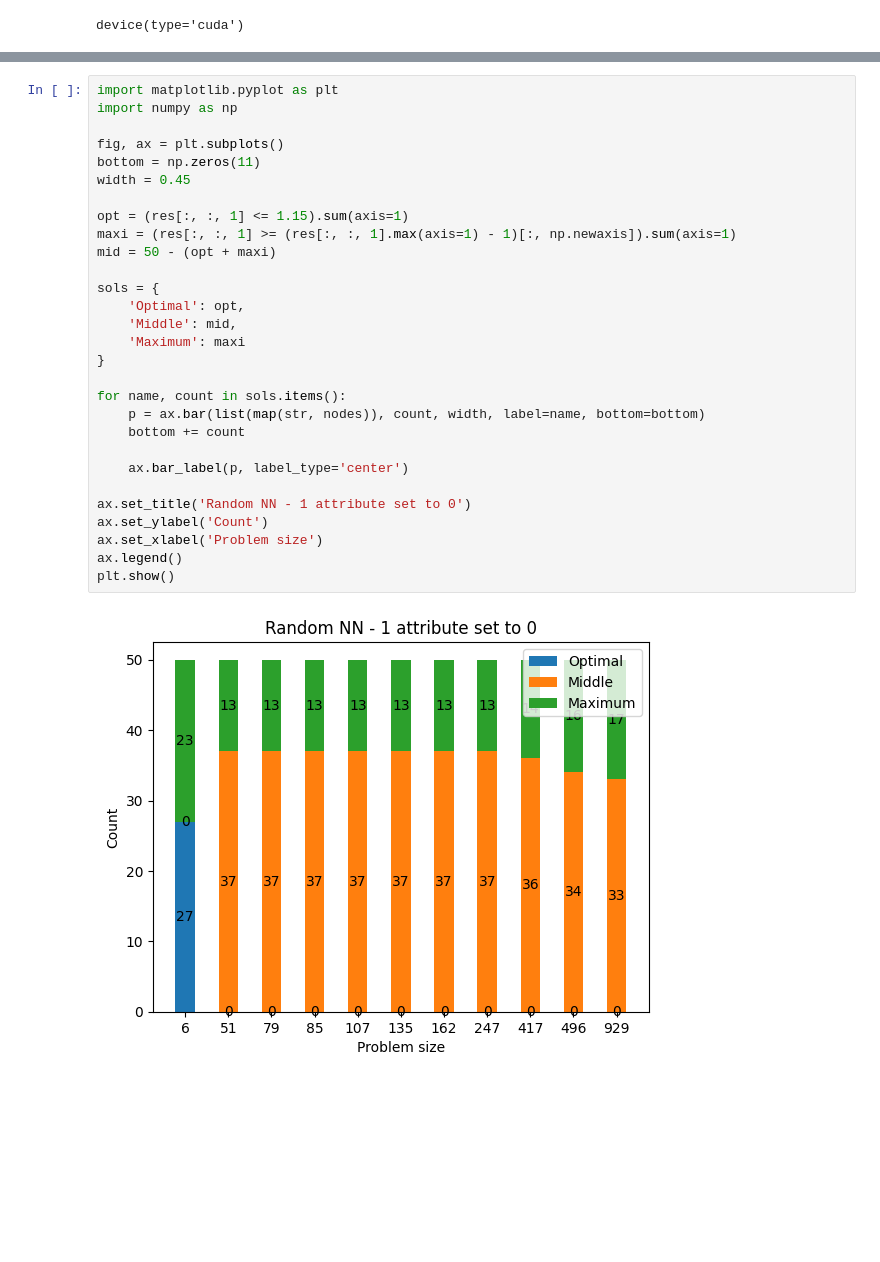
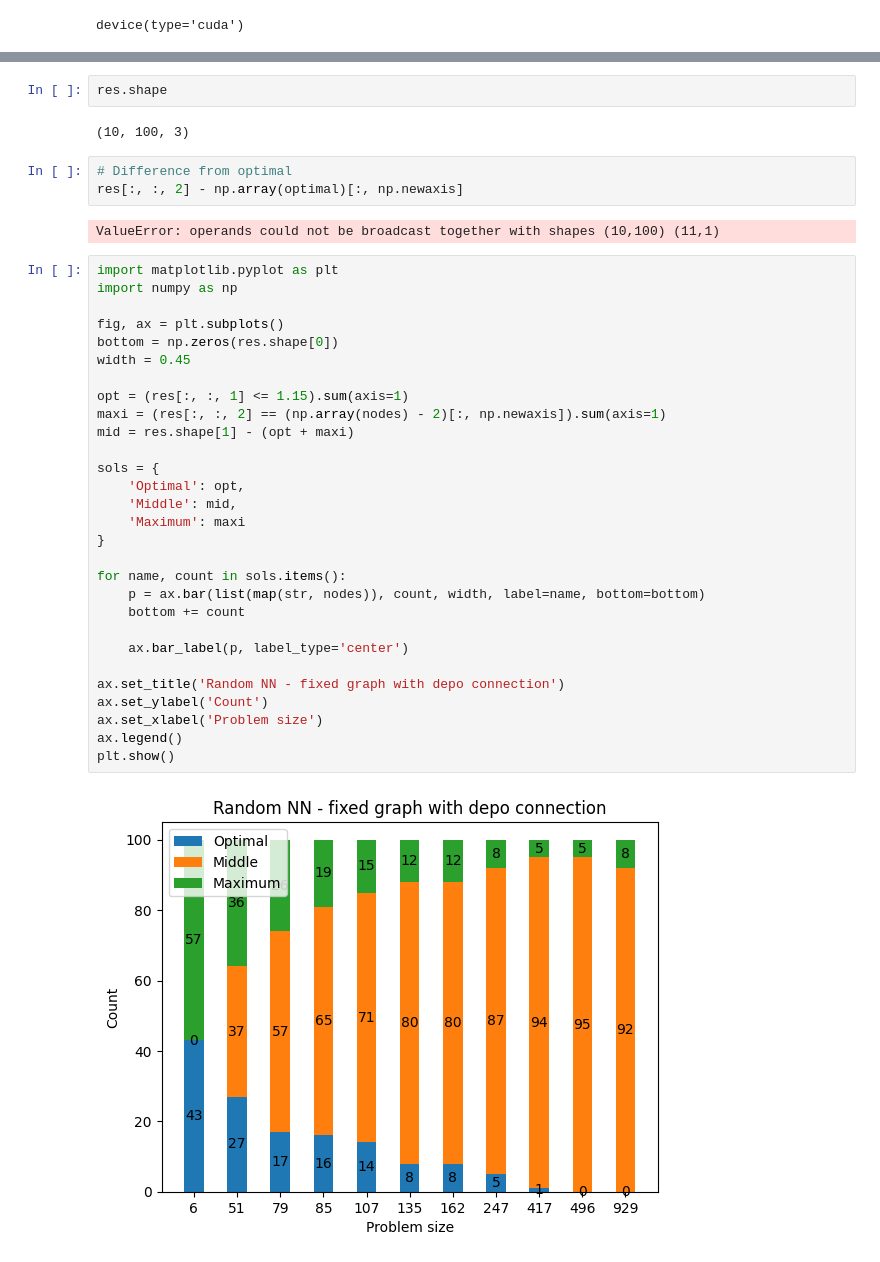
Before and after one commit to Ed-zo/rl-optimization, a Jupyter notebook: turnus/evals/random_network_eval.ipynb, the cells around one changed output, grey strips where cells are left out. Drawn from its saved outputs; the diff is of its cells as text; blank space fills up the shorter version.

```diff
--- a/turnus/evals/random_network_eval.ipynb
+++ b/turnus/evals/random_network_eval.ipynb
@@ -102,31 +173,40 @@ Text(0.5, 1.0, 'Percentage of finding optimal solution across different problem
+# %%
+res.shape
+# %% [output]
+(10, 100, 3)
+# %%
+# Difference from optimal
+res[:, :, 2] - np.array(optimal)[:, np.newaxis]
+# %% [output]
+ValueError: operands could not be broadcast together with shapes (10,100) (11,1)
 # %%
 import matplotlib.pyplot as plt
 import numpy as np
 
 fig, ax = plt.subplots()
-bottom = np.zeros(11)
+bottom = np.zeros(res.shape[0])
 width = 0.45
 
 opt = (res[:, :, 1] <= 1.15).sum(axis=1)
-maxi = (res[:, :, 1] >= (res[:, :, 1].max(axis=1) - 1)[:, np.newaxis]).sum(axis=1)
-mid = 50 - (opt + maxi)
+maxi = (res[:, :, 2] == (np.array(nodes) - 2)[:, np.newaxis]).sum(axis=1)
+mid = res.shape[1] - (opt + maxi)
 
 sols = {
     'Optimal': opt,
     'Middle': mid,
     'Maximum': maxi
 }
 
 for name, count in sols.items():
     p = ax.bar(list(map(str, nodes)), count, width, label=name, bottom=bottom)
     bottom += count
 
     ax.bar_label(p, label_type='center')
 
-ax.set_title('Random NN - 1 attribute set to 0')
+ax.set_title('Random NN - fixed graph with depo connection')
 ax.set_ylabel('Count')
 ax.set_xlabel('Problem size')
 ax.legend()
 plt.show()
 # %% [output]
-[figure, old version]
+[figure, new version]
```
Also changed, not shown: parts of 7 cells of this notebook, 5 other files.
